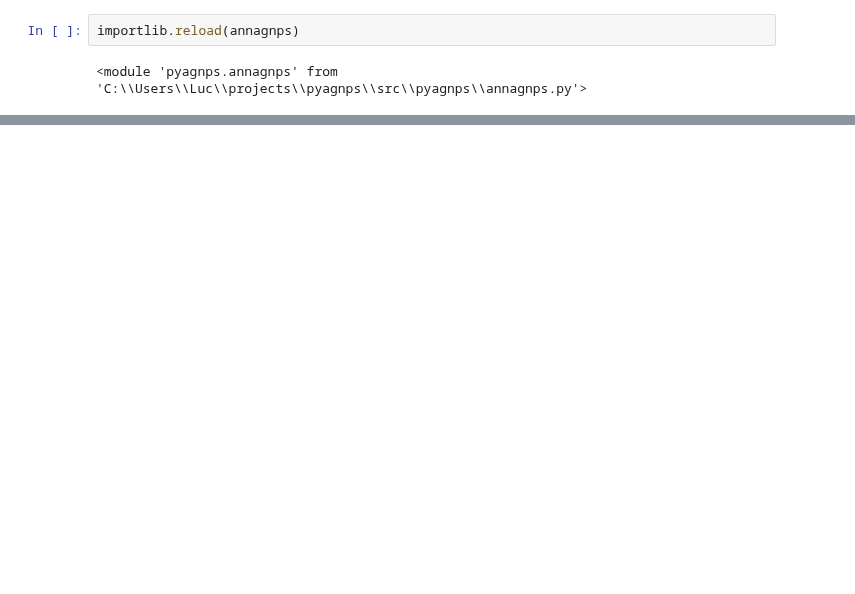
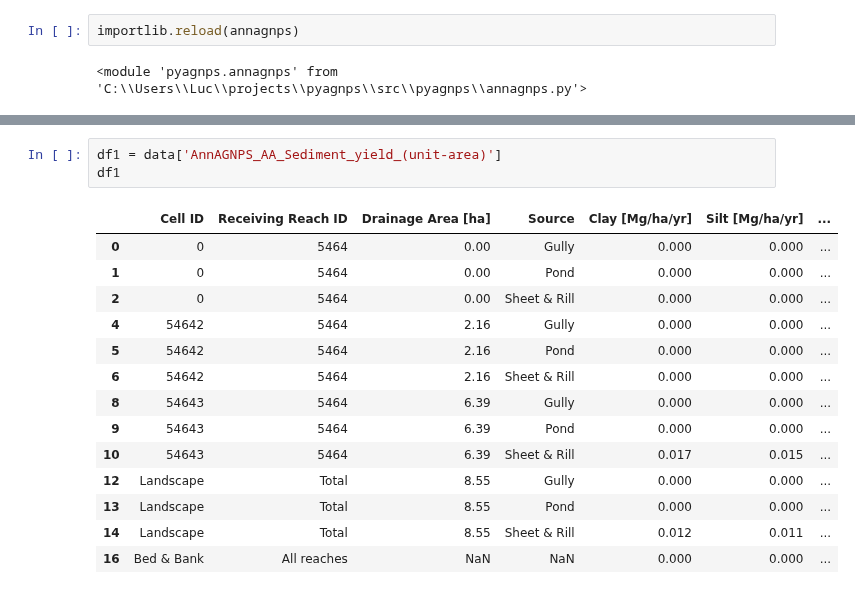
Before and after one commit to LucRSquared/pyagnps, a Jupyter notebook: notebooks/annagnps/post_process_annagnps_outputs.ipynb, the cells around one changed output, grey strips where cells are left out. Saved outputs shown, nothing was run; the diff lists cells and outputs as text; blank space fills up the shorter version.

```diff
--- a/notebooks/annagnps/post_process_annagnps_outputs.ipynb
+++ b/notebooks/annagnps/post_process_annagnps_outputs.ipynb
@@ -58,0 +26,18 @@ pd.read_csv(L[0])
+# %%
+df1 = data['AnnAGNPS_AA_Sediment_yield_(unit-area)']
+df1
+# %% [output]
+|  | Cell ID | Receiving Reach ID | Drainage Area [ha] | Source | Clay [Mg/ha/yr] | Silt [Mg/ha/yr] | ... |
+| 0 | 0 | 5464 | 0.00 | Gully | 0.000 | 0.000 | ... |
+| 1 | 0 | 5464 | 0.00 | Pond | 0.000 | 0.000 | ... |
+| 2 | 0 | 5464 | 0.00 | Sheet & Rill | 0.000 | 0.000 | ... |
+| 4 | 54642 | 5464 | 2.16 | Gully | 0.000 | 0.000 | ... |
+| 5 | 54642 | 5464 | 2.16 | Pond | 0.000 | 0.000 | ... |
+| 6 | 54642 | 5464 | 2.16 | Sheet & Rill | 0.000 | 0.000 | ... |
+| 8 | 54643 | 5464 | 6.39 | Gully | 0.000 | 0.000 | ... |
+| 9 | 54643 | 5464 | 6.39 | Pond | 0.000 | 0.000 | ... |
+| 10 | 54643 | 5464 | 6.39 | Sheet & Rill | 0.017 | 0.015 | ... |
+| 12 | Landscape | Total | 8.55 | Gully | 0.000 | 0.000 | ... |
+| 13 | Landscape | Total | 8.55 | Pond | 0.000 | 0.000 | ... |
+| 14 | Landscape | Total | 8.55 | Sheet & Rill | 0.012 | 0.011 | ... |
+| 16 | Bed & Bank | All reaches | NaN | NaN | 0.000 | 0.000 | ... |
```
Also changed, not shown: parts of 17 cells of this notebook, 1 other file.
